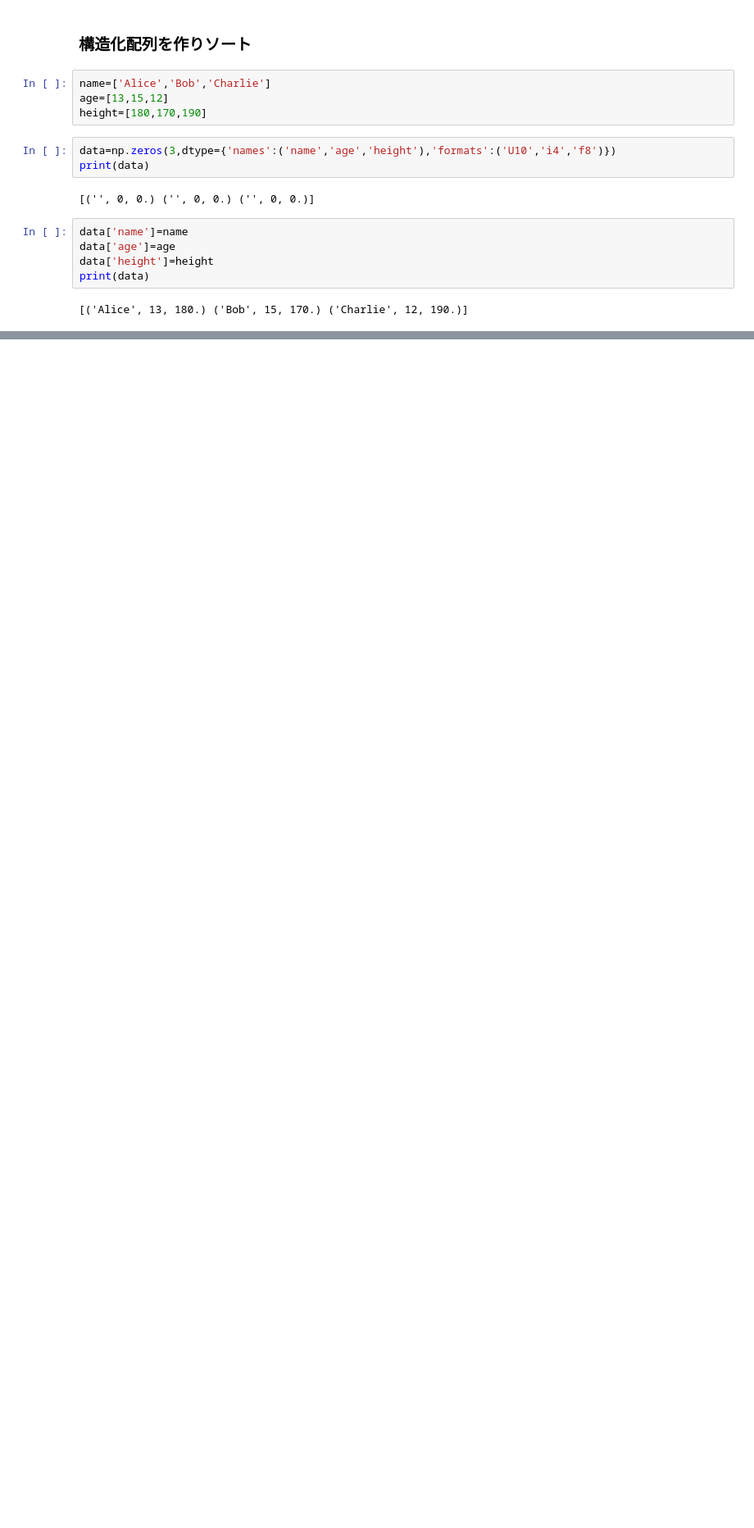
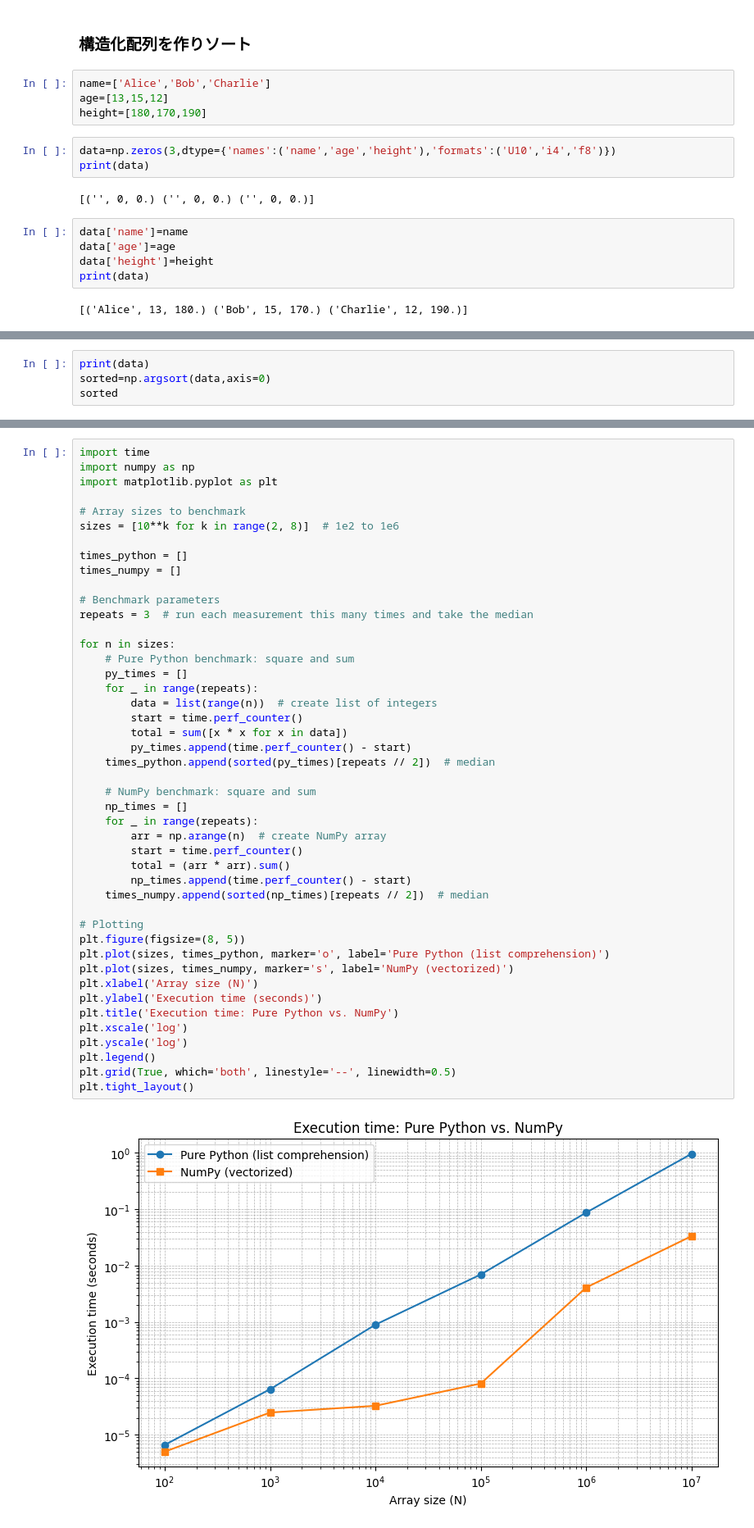
Before and after one commit to zdan2/Python-Data-Science-Handbook, a Jupyter notebook: basic.ipynb, the cells around one changed output, grey strips where cells are left out. Shown at 82% size. Cells and saved outputs as stored; diff of their text form; blank space fills up the shorter version.

```diff
--- a/basic.ipynb
+++ b/basic.ipynb
@@ -931,0 +941,4 @@ print(data)
+# %%
+print(data)
+sorted=np.argsort(data,axis=0)
+sorted
@@ -931,0 +1081,47 @@ print(data)
+# %%
+import time
+import numpy as np
+import matplotlib.pyplot as plt
+
+# Array sizes to benchmark
+sizes = [10**k for k in range(2, 8)]  # 1e2 to 1e6
+
+times_python = []
+times_numpy = []
+
+# Benchmark parameters
+repeats = 3  # run each measurement this many times and take the median
+
+for n in sizes:
+    # Pure Python benchmark: square and sum
+    py_times = []
+    for _ in range(repeats):
+        data = list(range(n))  # create list of integers
+        start = time.perf_counter()
+        total = sum([x * x for x in data])
+        py_times.append(time.perf_counter() - start)
+    times_python.append(sorted(py_times)[repeats // 2])  # median
+
+    # NumPy benchmark: square and sum
+    np_times = []
+    for _ in range(repeats):
+        arr = np.arange(n)  # create NumPy array
+        start = time.perf_counter()
+        total = (arr * arr).sum()
+        np_times.append(time.perf_counter() - start)
+    times_numpy.append(sorted(np_times)[repeats // 2])  # median
+
+# Plotting
+plt.figure(figsize=(8, 5))
+plt.plot(sizes, times_python, marker='o', label='Pure Python (list comprehension)')
+plt.plot(sizes, times_numpy, marker='s', label='NumPy (vectorized)')
+plt.xlabel('Array size (N)')
+plt.ylabel('Execution time (seconds)')
+plt.title('Execution time: Pure Python vs. NumPy')
+plt.xscale('log')
+plt.yscale('log')
+plt.legend()
+plt.grid(True, which='both', linestyle='--', linewidth=0.5)
+plt.tight_layout()
+# %% [output]
+[figure, added]
```
Also changed, not shown: parts of 30 cells of this notebook, 2 other files.
